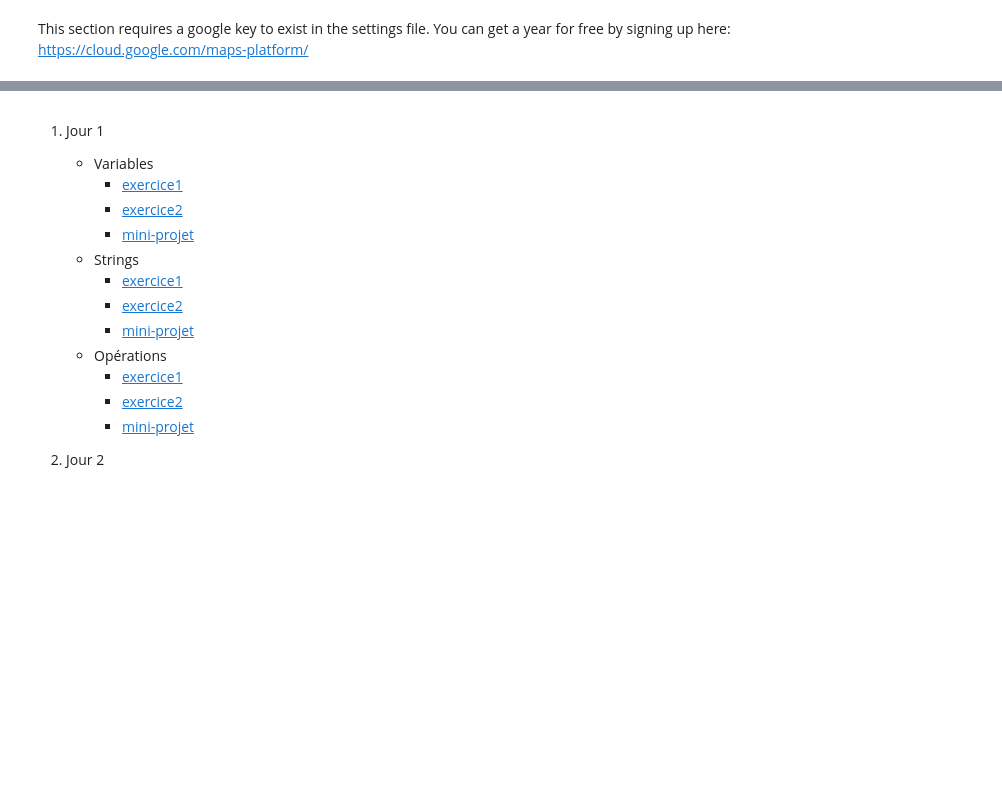
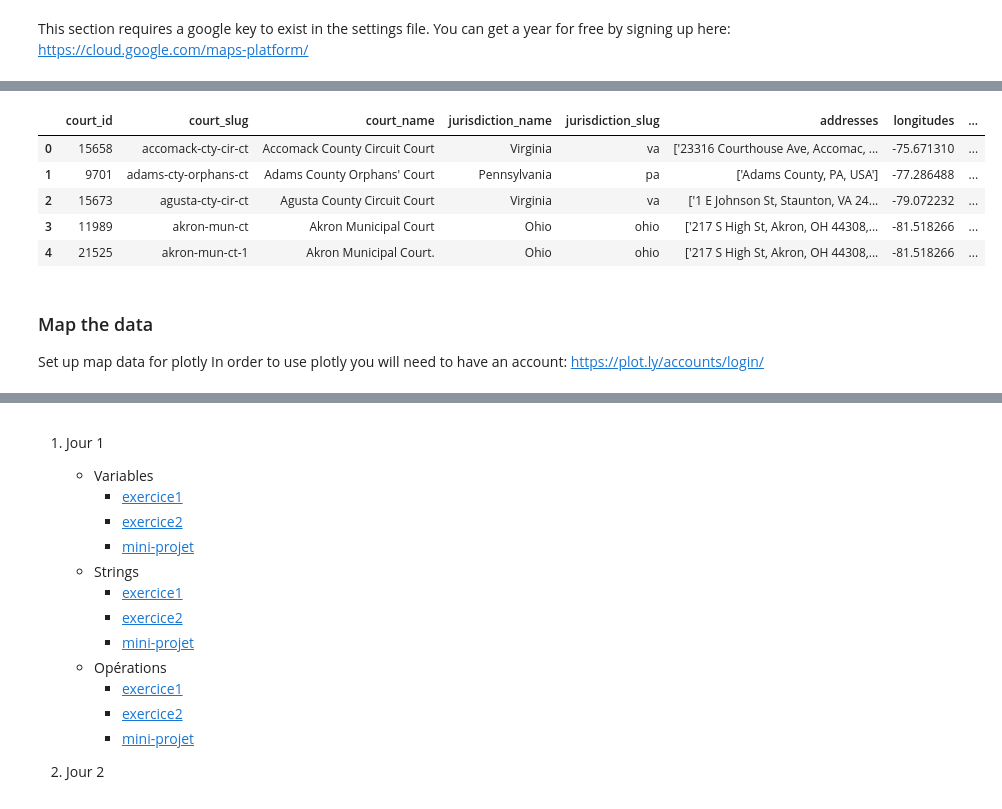
Before and after one commit to Hotsnown/seminaire-bordeaux-2022, a Jupyter notebook: exercices/jour2/2.3 Librairies/2.3.3 mini-project.ipynb, the cells around one changed output, grey strips where cells are left out. Saved outputs shown, nothing was run; the diff lists cells and outputs as text; code cells hidden in the pictures; blank space fills up the shorter version.

```diff
--- a/exercices/jour2/2.3 Librairies/2.3.3 mini-project.ipynb
+++ b/exercices/jour2/2.3 Librairies/2.3.3 mini-project.ipynb
@@ -134,0 +189,16 @@ else:
+# %%
+# Reformat dataframe to use the first values of longitudes and latitudes for now
+
+df.loc[:, 'longitudes'] = df.longitudes.apply(lambda x: json.loads(x)[0])
+df.loc[:, 'latitudes'] = df.latitudes.apply(lambda x: json.loads(x)[0])
+df.head()
+# %% [output]
+|  | court_id | court_slug | court_name | jurisdiction_name | jurisdiction_slug | addresses | longitudes | ... |
+| 0 | 15658 | accomack-cty-cir-ct | Accomack County Circuit Court | Virginia | va | ['23316 Courthouse Ave, Accomac, ... | -75.671310 | ... |
+| 1 | 9701 | adams-cty-orphans-ct | Adams County Orphans' Court | Pennsylvania | pa | ['Adams County, PA, USA'] | -77.286488 | ... |
+| 2 | 15673 | agusta-cty-cir-ct | Agusta County Circuit Court | Virginia | va | ['1 E Johnson St, Staunton, VA 24... | -79.072232 | ... |
+| 3 | 11989 | akron-mun-ct | Akron Municipal Court | Ohio | ohio | ['217 S High St, Akron, OH 44308,... | -81.518266 | ... |
+| 4 | 21525 | akron-mun-ct-1 | Akron Municipal Court. | Ohio | ohio | ['217 S High St, Akron, OH 44308,... | -81.518266 | ... |
+# %% [markdown]
+### Map the data
+Set up map data for plotly In order to use plotly you will need to have an account: https://plot.ly/accounts/login/
```
Also changed, not shown: parts of 12 cells of this notebook.
